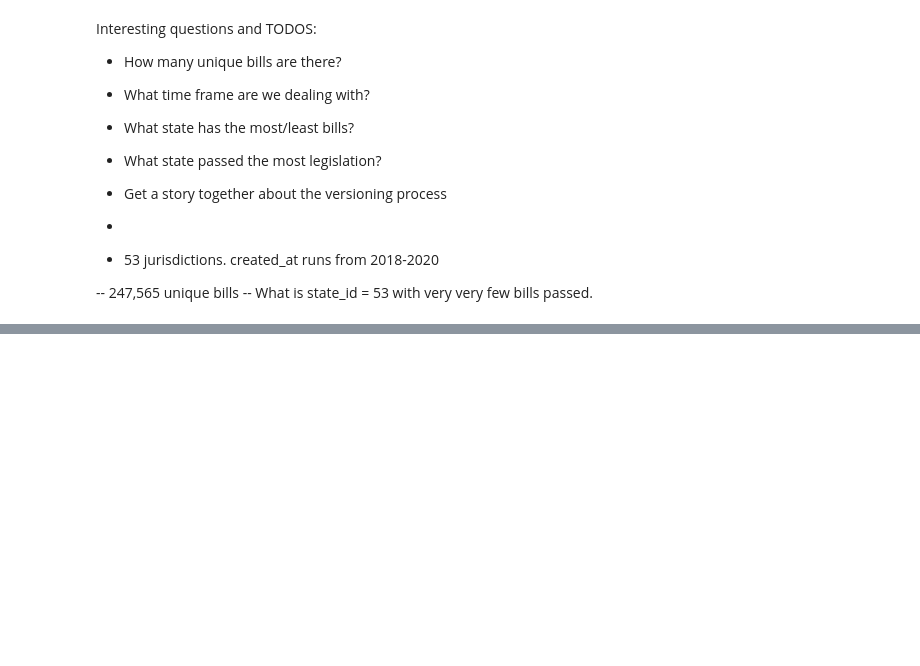
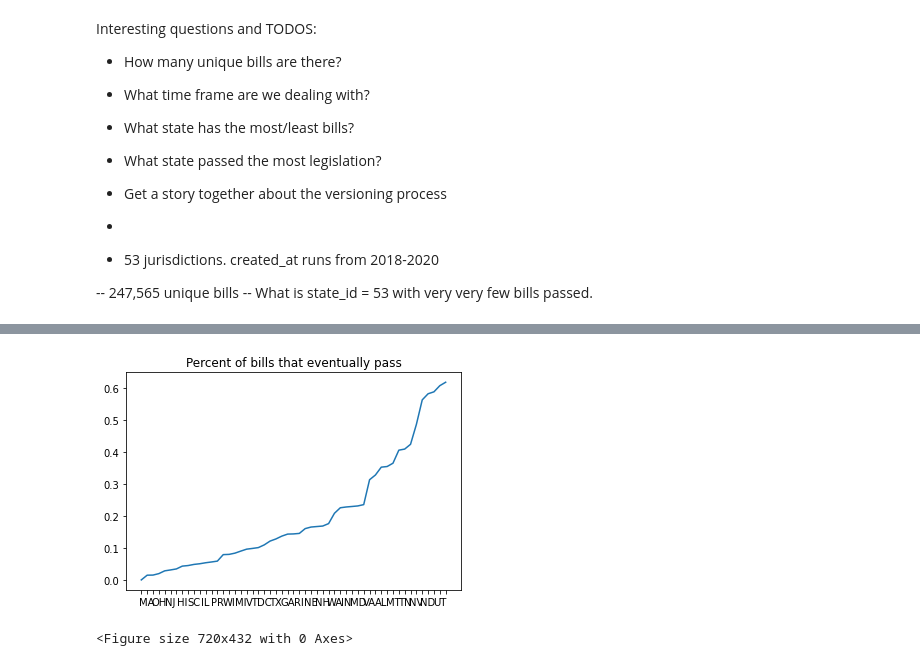
Before and after one commit to lukevancleve/govhawk_ml, a Jupyter notebook: notebooks/Data_Explorations.ipynb, the cells around one changed output, grey strips where cells are left out. Cells and saved outputs as stored; diff of their text form; code cells hidden in the pictures; blank space fills up the shorter version.

```diff
--- a/notebooks/Data_Explorations.ipynb
+++ b/notebooks/Data_Explorations.ipynb
@@ -149,10 +100,0 @@ persons.head()
-# %%
-party["is_liberal"] = 1
-conservatives = set(["Republican", "Republican \n"])
-mask = party["name"].isin(conservatives)
-party.loc[mask, "is_liberal"] = 0
-party.head()
-persons= persons.merge(party[["party_id", "is_liberal"]], left_on = "party_id", right_on = "party_id")
-#persons.head()
-persons = persons.rename(columns = {"id": "person_id"})
-#persons.head()
@@ -519,0 +114,32 @@ sessions[sessions.division_id == 651]
+# %%
+df = df[['abbr', 'passed_lower', 'passed_upper', 'signed']]
+df = df.fillna(0)
+for col in df.columns[1:]:
+    mask = df[col]!=0
+    df.loc[mask, col] = 1
+df = df.astype({"abbr":str, "signed": int, "passed_upper": int, "passed_lower":int})
+passage_agg = df.groupby('abbr').agg(["mean", "count"])
+#sm = passage_agg['signed']['count'].sort_values(axis=0)
+sm = passage_agg['signed']['mean'].sort_values(axis=0)
+
+
+fig, ax = plt.subplots()
+ax.plot( range(len(sm)), sm.values)
+plt.xticks(ticks = [])
+ax.set_xticks(range(len(sm)))
+ax.set_xticklabels(sm.index.values)
+#plt.label = 'xx'
+ax.set_title("Percent of bills that eventually pass")
+#fig.sup_title = ""
+
+matplotlib.rcParams['figure.figsize'] = [10,6]
+
+# Thin the x-axis labels for visibility
+for label in ax.xaxis.get_ticklabels()[::2]:
+    label.set_visible(False)
+
+plt.show()
+plt.savefig("passage_fraction.png")
+# %% [output]
+[figure, added]
+<Figure size 720x432 with 0 Axes>
```
Also changed, not shown: parts of 80 cells of this notebook, 15 other files.
